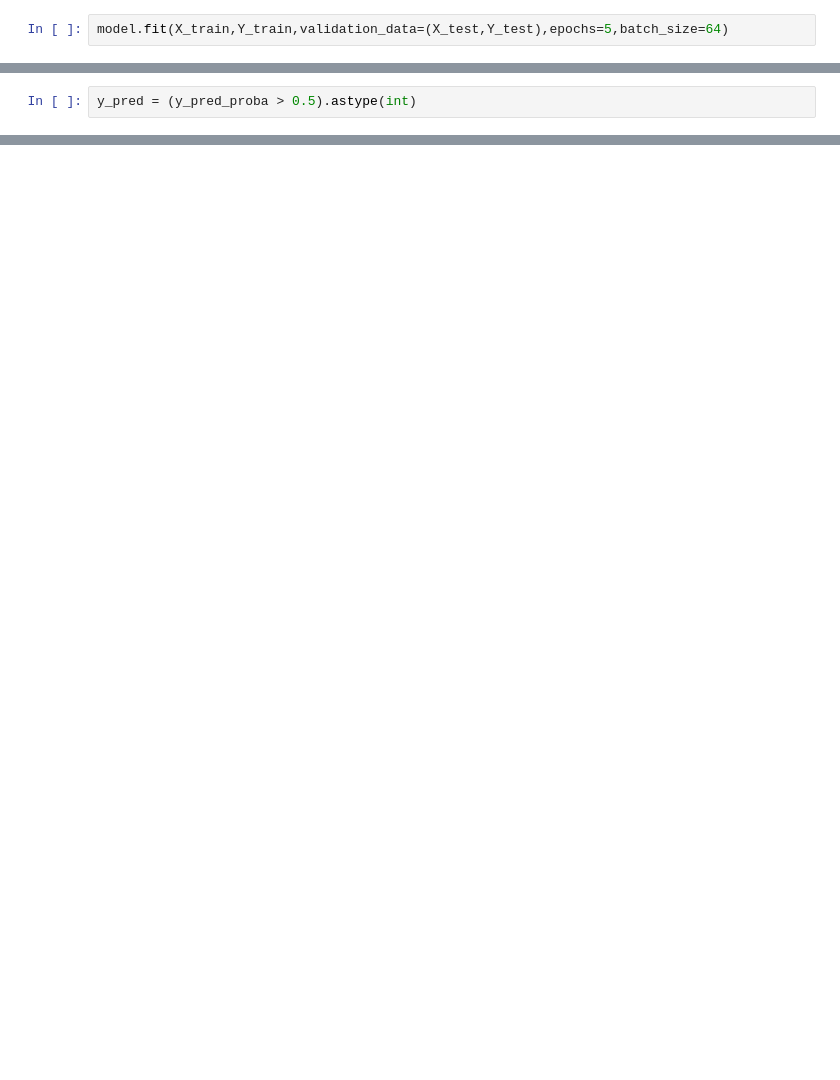
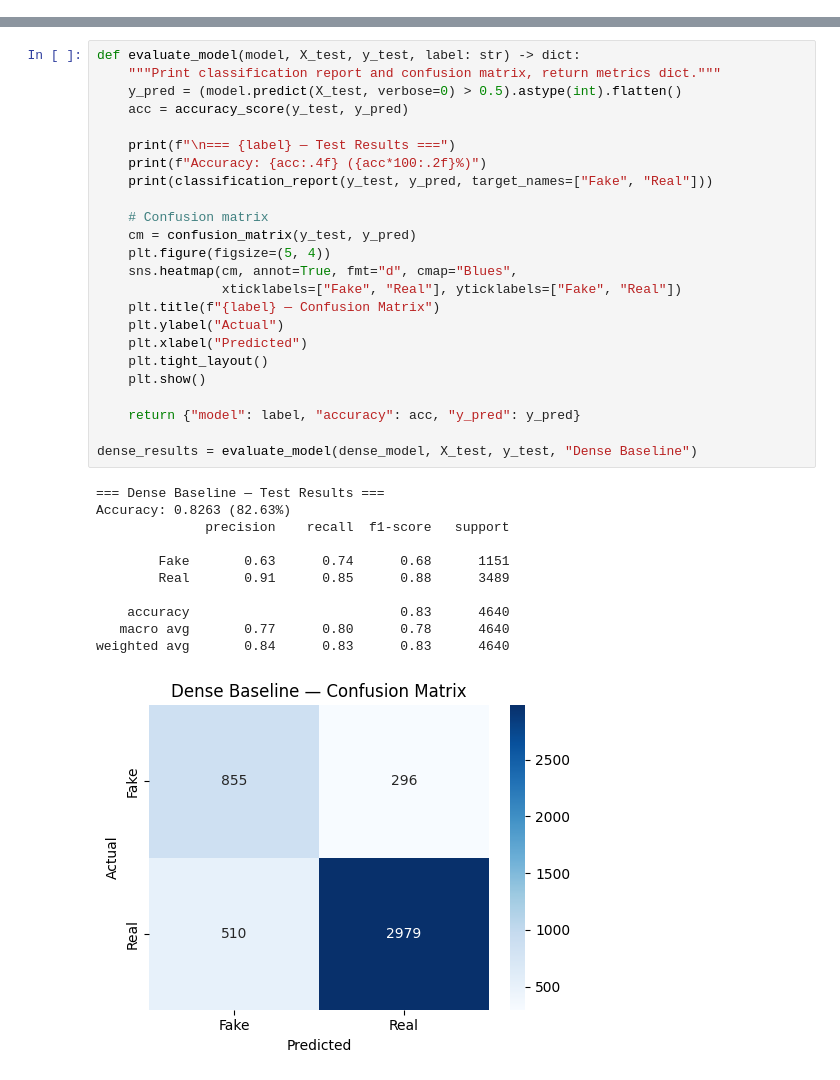
Before and after one commit to dhanusharer/DL-practise, a Jupyter notebook: keras04.ipynb, the cells around one changed output, grey strips where cells are left out. Drawn from its saved outputs; the diff is of its cells as text; blank space fills up the shorter version.

```diff
--- a/keras04.ipynb
+++ b/keras04.ipynb
@@ -174,2 +2,0 @@ X_train,X_test,Y_train,Y_test=train_test_split(X_final,Y_final,test_size=0.33,ra
-# %%
-model.fit(X_train,Y_train,validation_data=(X_test,Y_test),epochs=5,batch_size=64)
@@ -252,2 +2,0 @@ y_pred_proba = model.predict(X_test)
-# %%
-y_pred = (y_pred_proba > 0.5).astype(int)
@@ -643,0 +322,36 @@ Epoch 15/15
+# %%
+def evaluate_model(model, X_test, y_test, label: str) -> dict:
+    """Print classification report and confusion matrix, return metrics dict."""
+    y_pred = (model.predict(X_test, verbose=0) > 0.5).astype(int).flatten()
+    acc = accuracy_score(y_test, y_pred)
+
+    print(f"\n=== {label} — Test Results ===")
+    print(f"Accuracy: {acc:.4f} ({acc*100:.2f}%)")
+    print(classification_report(y_test, y_pred, target_names=["Fake", "Real"]))
+
+    # Confusion matrix
+    cm = confusion_matrix(y_test, y_pred)
+    plt.figure(figsize=(5, 4))
+    sns.heatmap(cm, annot=True, fmt="d", cmap="Blues",
+                xticklabels=["Fake", "Real"], yticklabels=["Fake", "Real"])
+    plt.title(f"{label} — Confusion Matrix")
+    plt.ylabel("Actual")
+    plt.xlabel("Predicted")
+    plt.tight_layout()
+    plt.show()
+
+    return {"model": label, "accuracy": acc, "y_pred": y_pred}
+
+dense_results = evaluate_model(dense_model, X_test, y_test, "Dense Baseline")
+# %% [output]
+=== Dense Baseline — Test Results ===
+Accuracy: 0.8263 (82.63%)
+              precision    recall  f1-score   support
+
+        Fake       0.63      0.74      0.68      1151
+        Real       0.91      0.85      0.88      3489
+
+    accuracy                           0.83      4640
+   macro avg       0.77      0.80      0.78      4640
+weighted avg       0.84      0.83      0.83      4640
+[figure, added]
```
Also changed, not shown: parts of 109 cells of this notebook.
